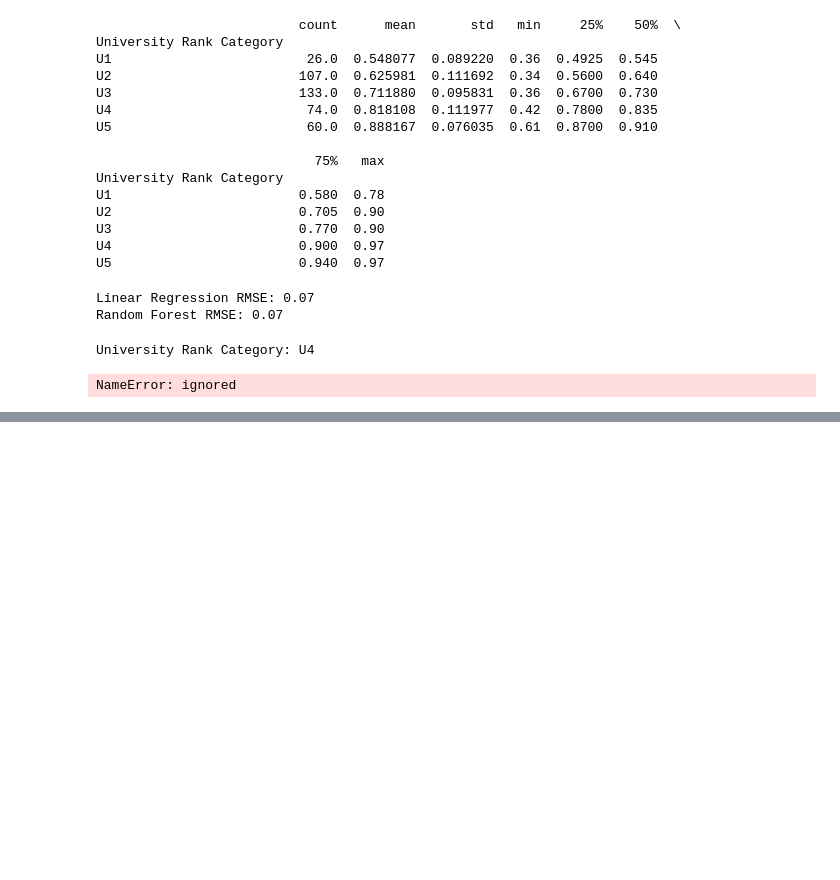
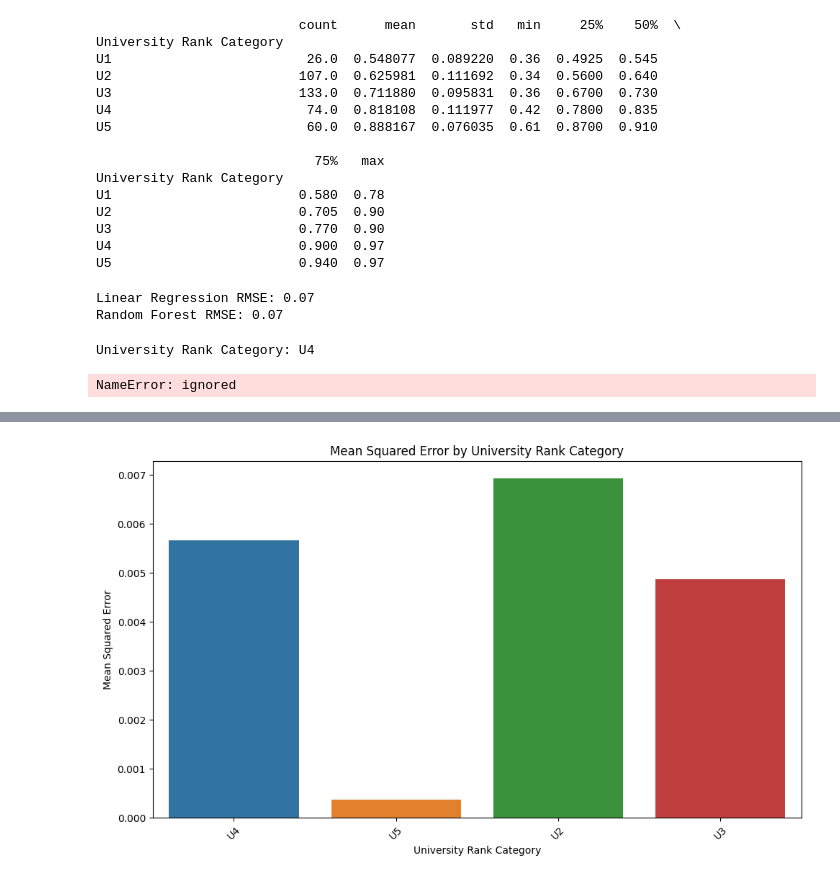
Before and after one commit to aritradey-CS/Admission-Prediction, a Jupyter notebook: _Test_Module_Oct23.ipynb, the cells around one changed output, grey strips where cells are left out. Drawn from its saved outputs; the diff is of its cells as text; code cells hidden in the pictures; blank space fills up the shorter version.

```diff
--- a/_Test_Module_Oct23.ipynb
+++ b/_Test_Module_Oct23.ipynb
@@ -300,0 +463,72 @@ NameError: ignored
+# %%
+import pandas as pd
+import seaborn as sns
+import matplotlib.pyplot as plt
+from sklearn.model_selection import train_test_split
+from sklearn.ensemble import RandomForestRegressor
+from sklearn.metrics import mean_squared_error
+
+# Load and preprocess your dataset
+df = pd.read_csv('Admission_Predict.csv')
+# ... Preprocessing steps ...
+# Assuming 'University Rating' is a categorical feature
+df['University Rank Category'] = 'U' + df['University Rating'].astype(str)
+
+# Define the categorical columns you want to one-hot encode
+categorical_columns = ['University Rank Category']  # Add more columns if needed
+
+# Perform one-hot encoding on categorical columns
+df_encoded = pd.get_dummies(df, columns=categorical_columns, drop_first=True)
+
+# Define features and target variable
+X = df_encoded.drop('Chance of Admit ', axis=1)
+y = df_encoded['Chance of Admit ']
+
+# Initialize Random Forest Regressor
+model = RandomForestRegressor()
+
+# Create a dictionary to store MSE and F1 scores for each category
+performance_results = {}
+
+# Loop through selected University Rank Categories
+selected_categories = ['U4', 'U5', 'U2', 'U3']
+for category in selected_categories:
+    print(f"University Rank Category: {category}")
+
+    # Filter data for the current category
+    category_data = df_encoded[df_encoded['University Rank Category_' + category] == 1]
+
+    # Prepare datasets for the current category
+    X_category = category_data.drop('Chance of Admit ', axis=1)
+    y_category = category_data['Chance of Admit ']
+    X_train_category, X_test_category, y_train_category, y_test_category = train_test_split(X_category, y_category, test_size=0.2, random_state=42)
+
+    # Train the model
+    model.fit(X_train_category, y_train_category)
+
+    # Make predictions
+    y_pred = model.predict(X_test_category)
+
+    # Calculate MSE
+    mse = mean_squared_error(y_test_category, y_pred)
+
+    # Store results in the dictionary
+    performance_results[category] = {'mse': mse}
+
+# Create a DataFrame to display the performance results
+results_df = pd.DataFrame(performance_results).T
+
+# Display the performance results table
+print("Performance Analysis:")
+print(results_df)
+
+# Plot MSE scores
+plt.figure(figsize=(10, 6))
+sns.barplot(data=results_df, x=results_df.index, y='mse')
+plt.xlabel('University Rank Category')
+plt.ylabel('Mean Squared Error')
+plt.title('Mean Squared Error by University Rank Category')
+plt.xticks(rotation=45)
+plt.tight_layout()
+plt.show()
+# %% [output]
@@ -300,0 +545 @@ NameError: ignored
+[figure, added]
```
Also changed, not shown: parts of 5 cells of this notebook.
